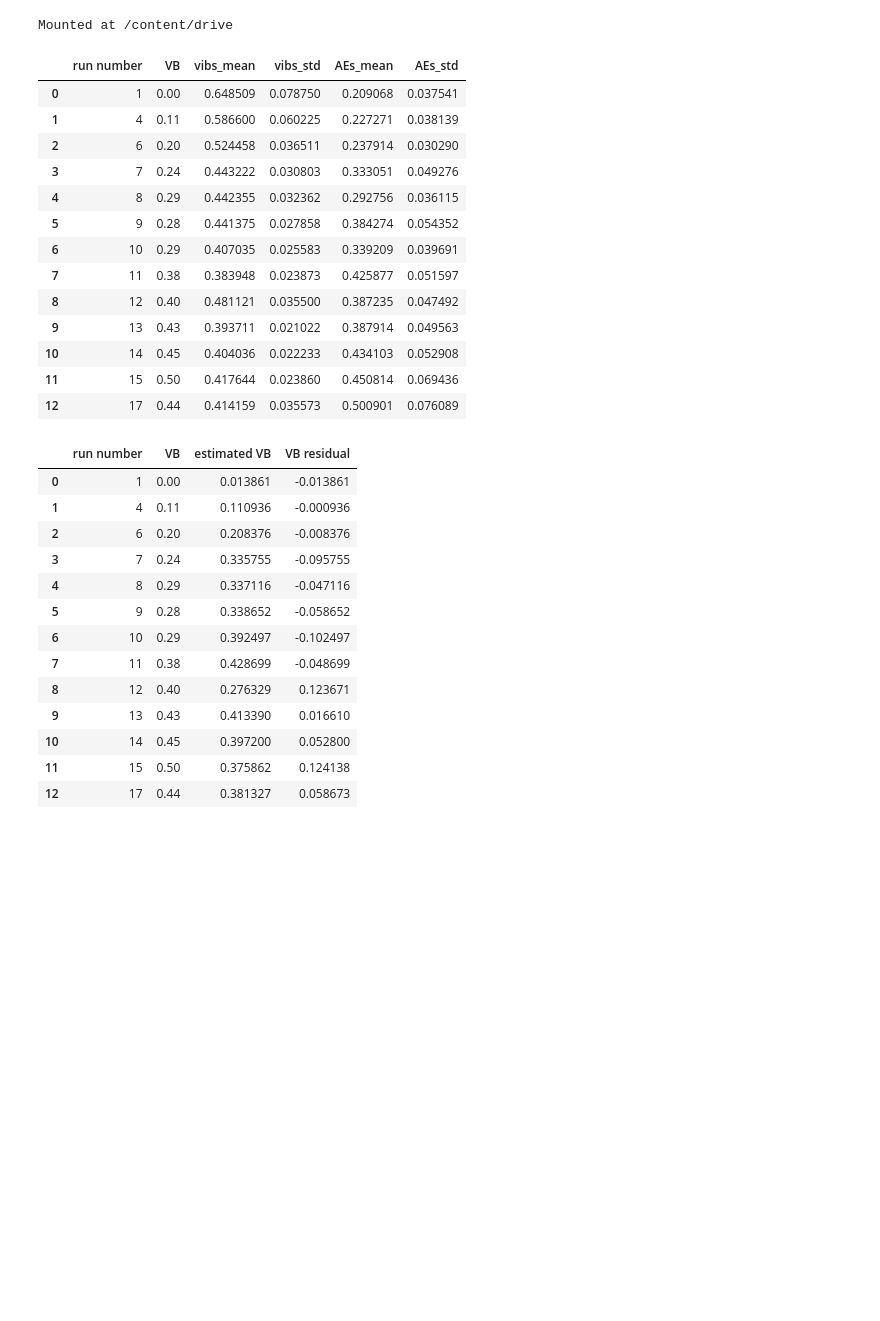
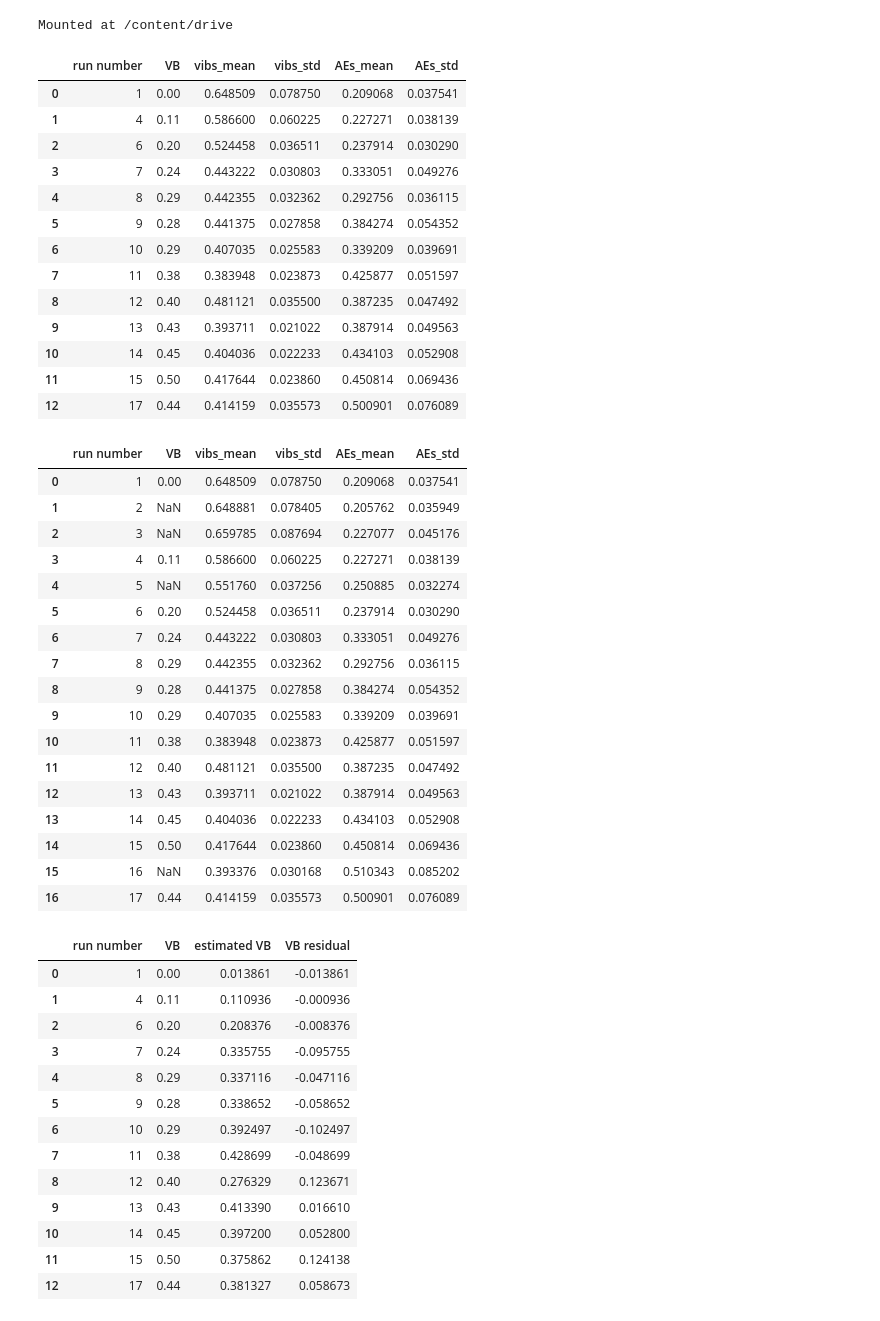
Before and after one commit to caisongjiang13-source/Nasa-milling-tool-wear, a Jupyter notebook: notebooks/Mill_phase2_2.ipynb, the cells around one changed output. Drawn from its saved outputs; the diff is of its cells as text; code cells hidden in the pictures; blank space fills up the shorter version.

```diff
--- a/notebooks/Mill_phase2_2.ipynb
+++ b/notebooks/Mill_phase2_2.ipynb
@@ -8,25 +8,46 @@ import numpy as np
 # %%
 import pandas as pd
 
 Features_valid = pd.read_csv(
     "/content/drive/MyDrive/Features_valid.csv"
 )
-display(Features_valid)
+Features = pd.read_csv(
+    "/content/drive/MyDrive/Features.csv"
+)
+display(Features_valid, Features)
 # %% [output]
 |  | run number | VB | vibs_mean | vibs_std | AEs_mean | AEs_std |
 | 0 | 1 | 0.00 | 0.648509 | 0.078750 | 0.209068 | 0.037541 |
 | 1 | 4 | 0.11 | 0.586600 | 0.060225 | 0.227271 | 0.038139 |
 | 2 | 6 | 0.20 | 0.524458 | 0.036511 | 0.237914 | 0.030290 |
 | 3 | 7 | 0.24 | 0.443222 | 0.030803 | 0.333051 | 0.049276 |
 | 4 | 8 | 0.29 | 0.442355 | 0.032362 | 0.292756 | 0.036115 |
 | 5 | 9 | 0.28 | 0.441375 | 0.027858 | 0.384274 | 0.054352 |
 | 6 | 10 | 0.29 | 0.407035 | 0.025583 | 0.339209 | 0.039691 |
 | 7 | 11 | 0.38 | 0.383948 | 0.023873 | 0.425877 | 0.051597 |
 | 8 | 12 | 0.40 | 0.481121 | 0.035500 | 0.387235 | 0.047492 |
 | 9 | 13 | 0.43 | 0.393711 | 0.021022 | 0.387914 | 0.049563 |
 | 10 | 14 | 0.45 | 0.404036 | 0.022233 | 0.434103 | 0.052908 |
 | 11 | 15 | 0.50 | 0.417644 | 0.023860 | 0.450814 | 0.069436 |
 | 12 | 17 | 0.44 | 0.414159 | 0.035573 | 0.500901 | 0.076089 |
+|  | run number | VB | vibs_mean | vibs_std | AEs_mean | AEs_std |
+| 0 | 1 | 0.00 | 0.648509 | 0.078750 | 0.209068 | 0.037541 |
+| 1 | 2 | NaN | 0.648881 | 0.078405 | 0.205762 | 0.035949 |
+| 2 | 3 | NaN | 0.659785 | 0.087694 | 0.227077 | 0.045176 |
+| 3 | 4 | 0.11 | 0.586600 | 0.060225 | 0.227271 | 0.038139 |
+| 4 | 5 | NaN | 0.551760 | 0.037256 | 0.250885 | 0.032274 |
+| 5 | 6 | 0.20 | 0.524458 | 0.036511 | 0.237914 | 0.030290 |
+| 6 | 7 | 0.24 | 0.443222 | 0.030803 | 0.333051 | 0.049276 |
+| 7 | 8 | 0.29 | 0.442355 | 0.032362 | 0.292756 | 0.036115 |
+| 8 | 9 | 0.28 | 0.441375 | 0.027858 | 0.384274 | 0.054352 |
+| 9 | 10 | 0.29 | 0.407035 | 0.025583 | 0.339209 | 0.039691 |
+| 10 | 11 | 0.38 | 0.383948 | 0.023873 | 0.425877 | 0.051597 |
+| 11 | 12 | 0.40 | 0.481121 | 0.035500 | 0.387235 | 0.047492 |
+| 12 | 13 | 0.43 | 0.393711 | 0.021022 | 0.387914 | 0.049563 |
+| 13 | 14 | 0.45 | 0.404036 | 0.022233 | 0.434103 | 0.052908 |
+| 14 | 15 | 0.50 | 0.417644 | 0.023860 | 0.450814 | 0.069436 |
+| 15 | 16 | NaN | 0.393376 | 0.030168 | 0.510343 | 0.085202 |
+| 16 | 17 | 0.44 | 0.414159 | 0.035573 | 0.500901 | 0.076089 |
 # %%
 from mill_function import fit_one, fit_two
 # %%
```
Also changed, not shown: parts of 12 cells of this notebook.
